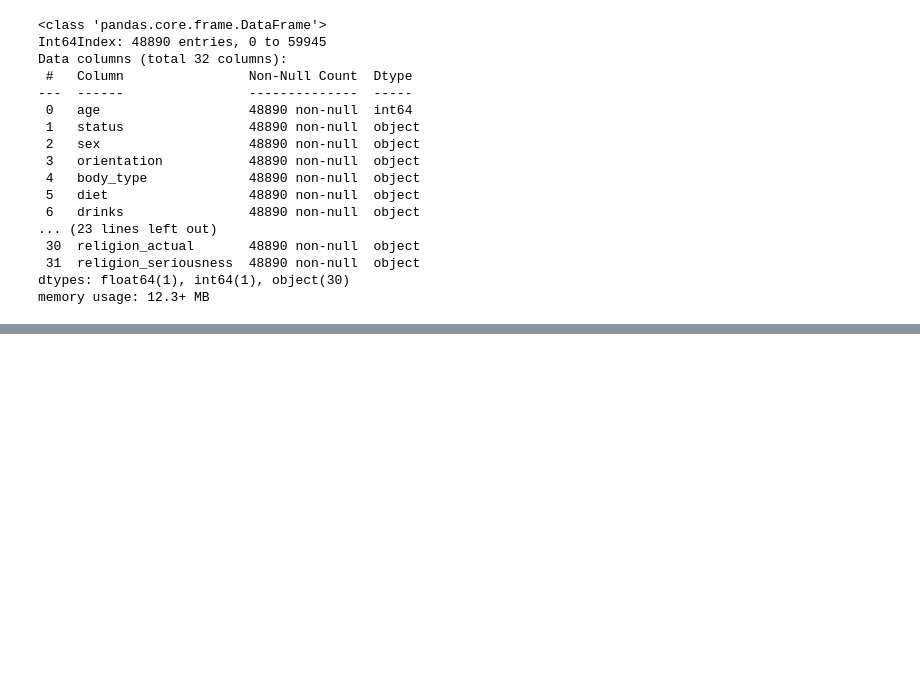
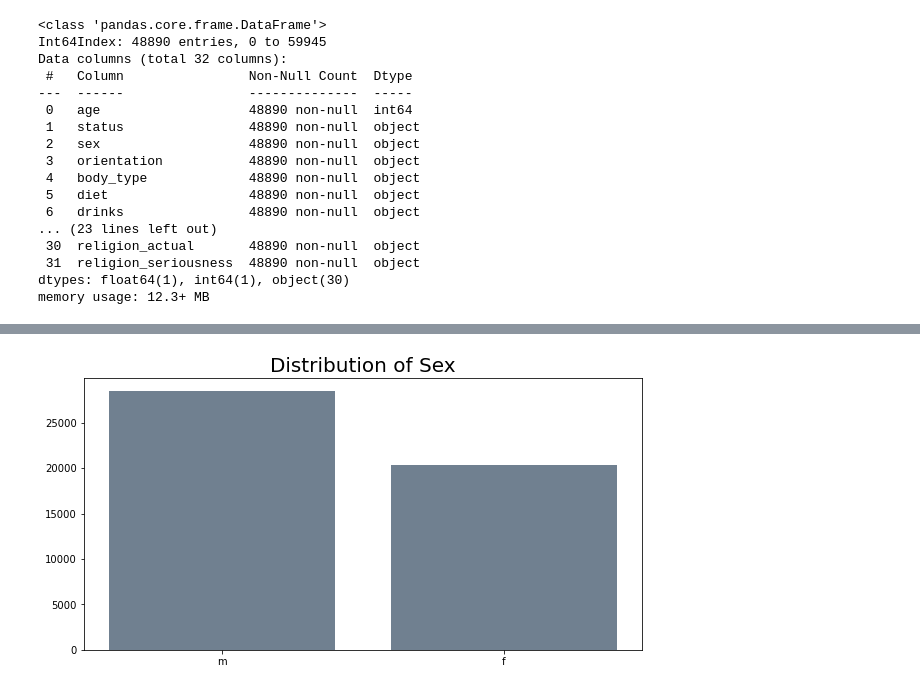
Before and after one commit to kevin-o-lewis/Predicting-Astrological-Signs, a Jupyter notebook: notebooks/EDA.ipynb, the cells around one changed output, grey strips where cells are left out. Cells and saved outputs as stored; diff of their text form; code cells hidden in the pictures; blank space fills up the shorter version.

```diff
--- a/notebooks/EDA.ipynb
+++ b/notebooks/EDA.ipynb
@@ -129,0 +144,9 @@ ax.barh(df.sign_actual.value_counts().index, df.sign_actual.value_counts().value
+# %%
+fig, ax = plt.subplots(figsize=(10,5))
+ax.bar(df.sex.value_counts().index,
+       df.sex.value_counts().values,
+       color='slategrey')
+ax.set_title('Distribution of Sex', fontsize=20)
+plt.savefig('../images/dist_of_sex')
+# %% [output]
+[figure, added]
```
Also changed, not shown: parts of 6 cells of this notebook, 12 other files.
